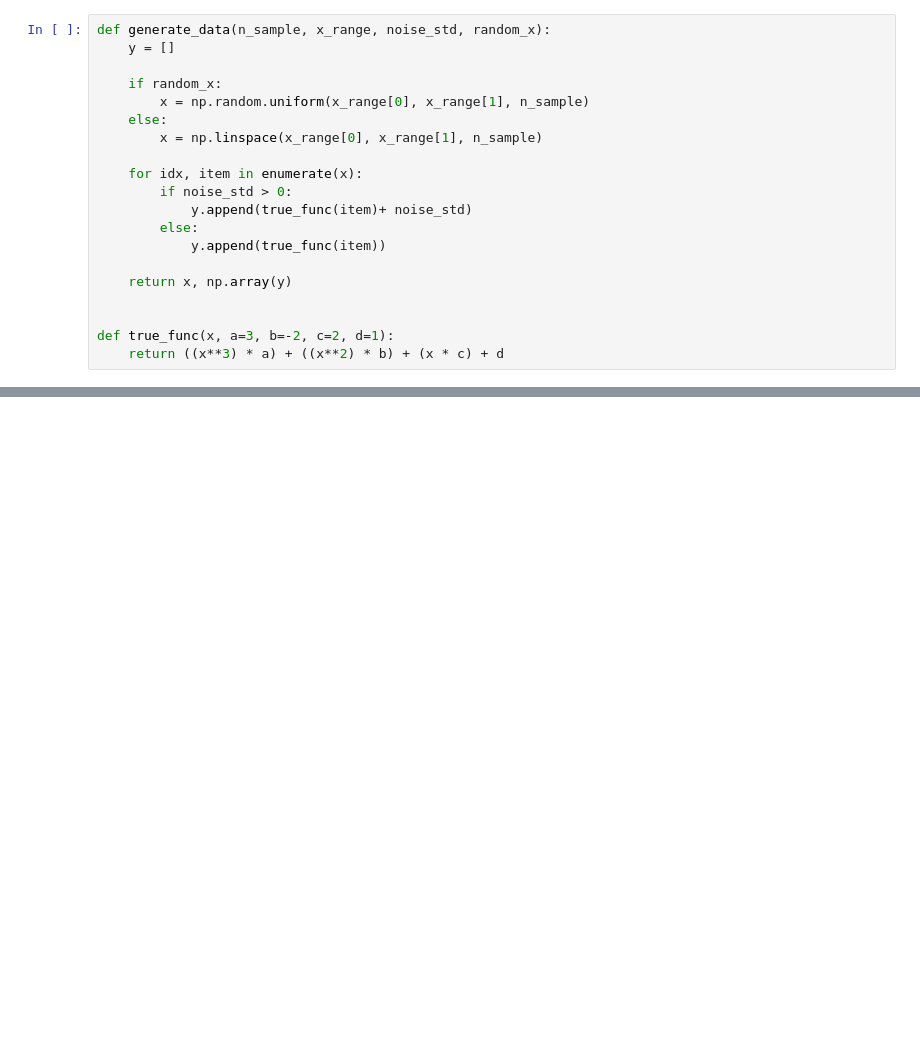
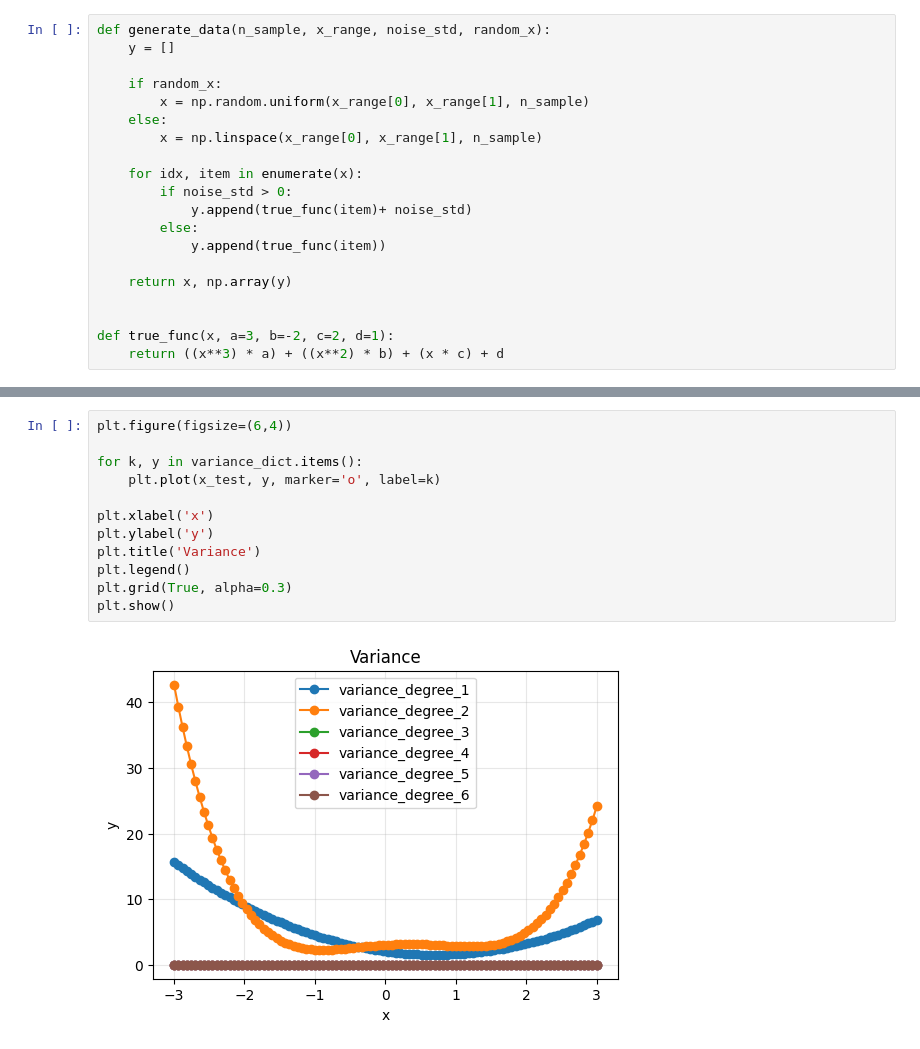
Before and after one commit to soheiladelbakhsh/Investigating-the-Role-of-Model-Complexity-in-Machine-Learning-and-Neural-Network-Quality, a Jupyter notebook: main.ipynb, the cells around one changed output, grey strips where cells are left out. Drawn from its saved outputs; the diff is of its cells as text; blank space fills up the shorter version.

```diff
--- a/main.ipynb
+++ b/main.ipynb
@@ -97,0 +105,14 @@ Polynomial X_train shape (degree 2): (3, 2) [[ 0.55668019  0.30989284]
+# %%
+plt.figure(figsize=(6,4))
+
+for k, y in variance_dict.items():
+    plt.plot(x_test, y, marker='o', label=k)
+
+plt.xlabel('x')
+plt.ylabel('y')
+plt.title('Variance')
+plt.legend()
+plt.grid(True, alpha=0.3)
+plt.show()
+# %% [output]
+[figure, added]
```
Also changed, not shown: parts of 10 cells of this notebook.
